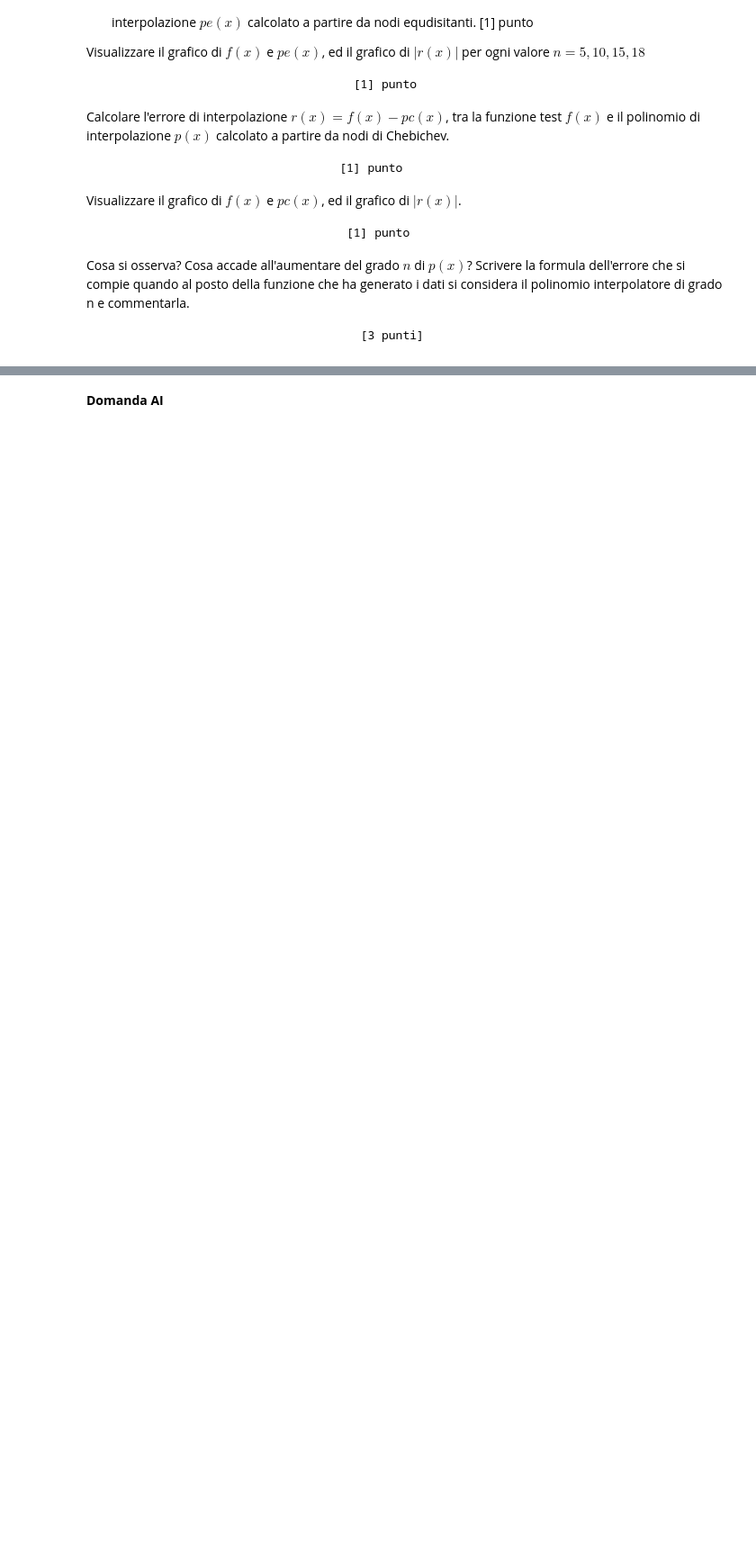
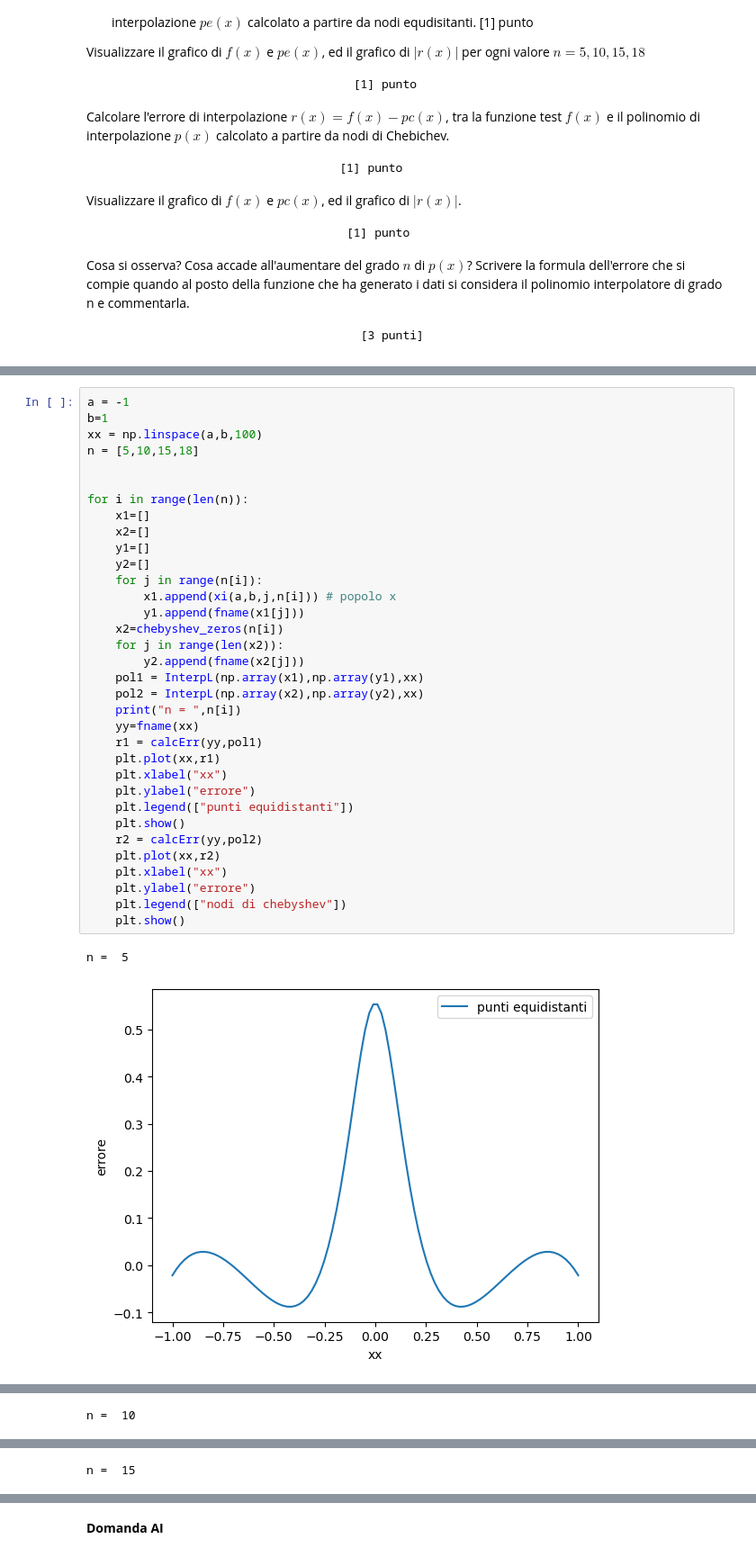
Before and after one commit to FabioFattori/eserciziMetodiNumerici, a Jupyter notebook: esercitazioniEsame/Esame_6Maggio2024.ipynb, the cells around one changed output, grey strips where cells are left out. Shown: that part at 90% size. Cells and saved outputs as stored; diff of their text form; blank space fills up the shorter version.

```diff
--- a/esercitazioniEsame/Esame_6Maggio2024.ipynb
+++ b/esercitazioniEsame/Esame_6Maggio2024.ipynb
@@ -246,0 +335,37 @@ Cosa si osserva? Cosa accade all'aumentare del grado $n$ di $p(x)$? Scrivere la
+# %%
+a = -1
+b=1
+xx = np.linspace(a,b,100)
+n = [5,10,15,18]
+
+
+for i in range(len(n)):
+    x1=[]
+    x2=[]
+    y1=[]
+    y2=[]
+    for j in range(n[i]):
+        x1.append(xi(a,b,j,n[i])) # popolo x
+        y1.append(fname(x1[j]))
+    x2=chebyshev_zeros(n[i])
+    for j in range(len(x2)):
+        y2.append(fname(x2[j]))
+    pol1 = InterpL(np.array(x1),np.array(y1),xx)
+    pol2 = InterpL(np.array(x2),np.array(y2),xx)
+    print("n = ",n[i])
+    yy=fname(xx)
+    r1 = calcErr(yy,pol1)
+    plt.plot(xx,r1)
+    plt.xlabel("xx")
+    plt.ylabel("errore")
+    plt.legend(["punti equidistanti"])
+    plt.show()
+    r2 = calcErr(yy,pol2)
+    plt.plot(xx,r2)
+    plt.xlabel("xx")
+    plt.ylabel("errore")
+    plt.legend(["nodi di chebyshev"])
+    plt.show()
+# %% [output]
+n =  5
+[figure, added]
@@ -246,0 +373 @@ Cosa si osserva? Cosa accade all'aumentare del grado $n$ di $p(x)$? Scrivere la
+n =  10
@@ -246,0 +376 @@ Cosa si osserva? Cosa accade all'aumentare del grado $n$ di $p(x)$? Scrivere la
+n =  15
```
Also changed, not shown: parts of 14 cells of this notebook, 6 other files.
